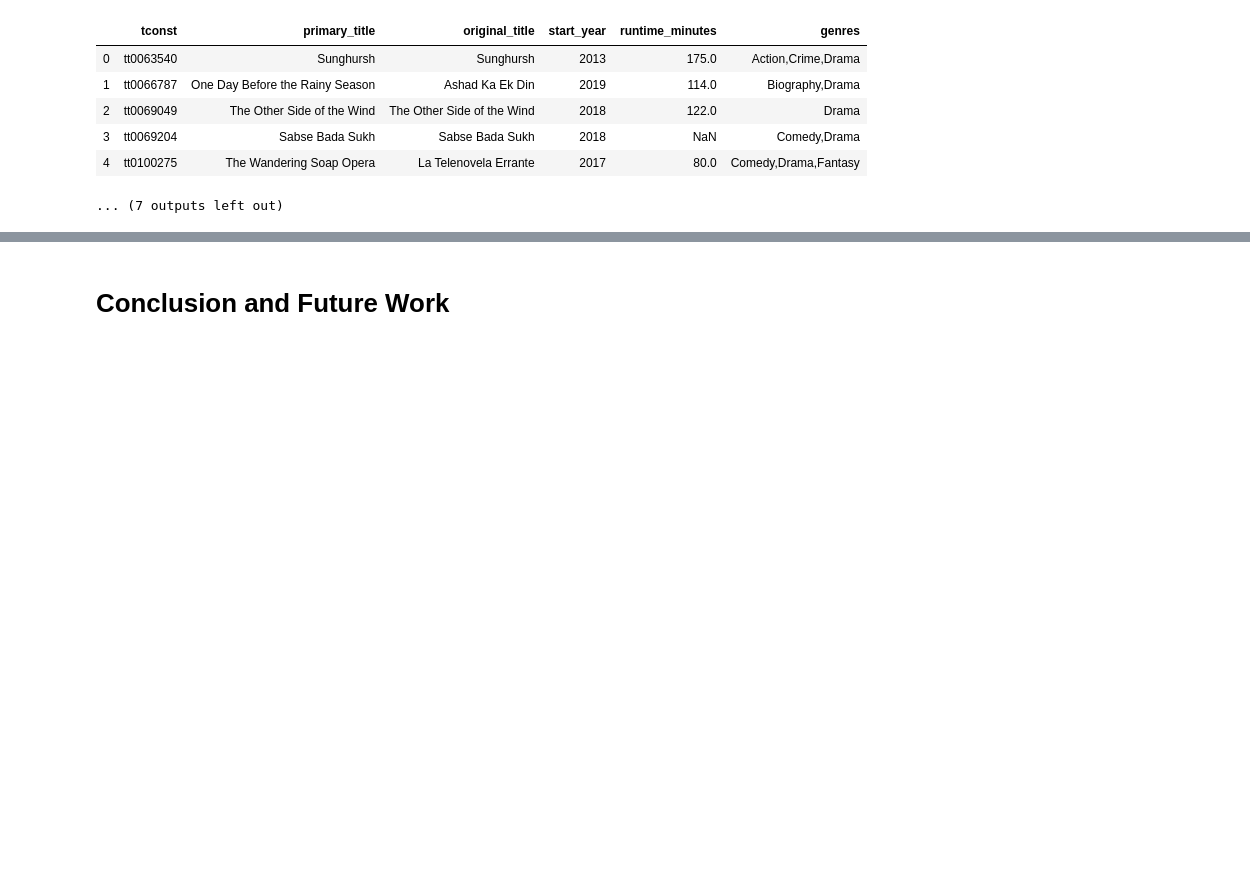
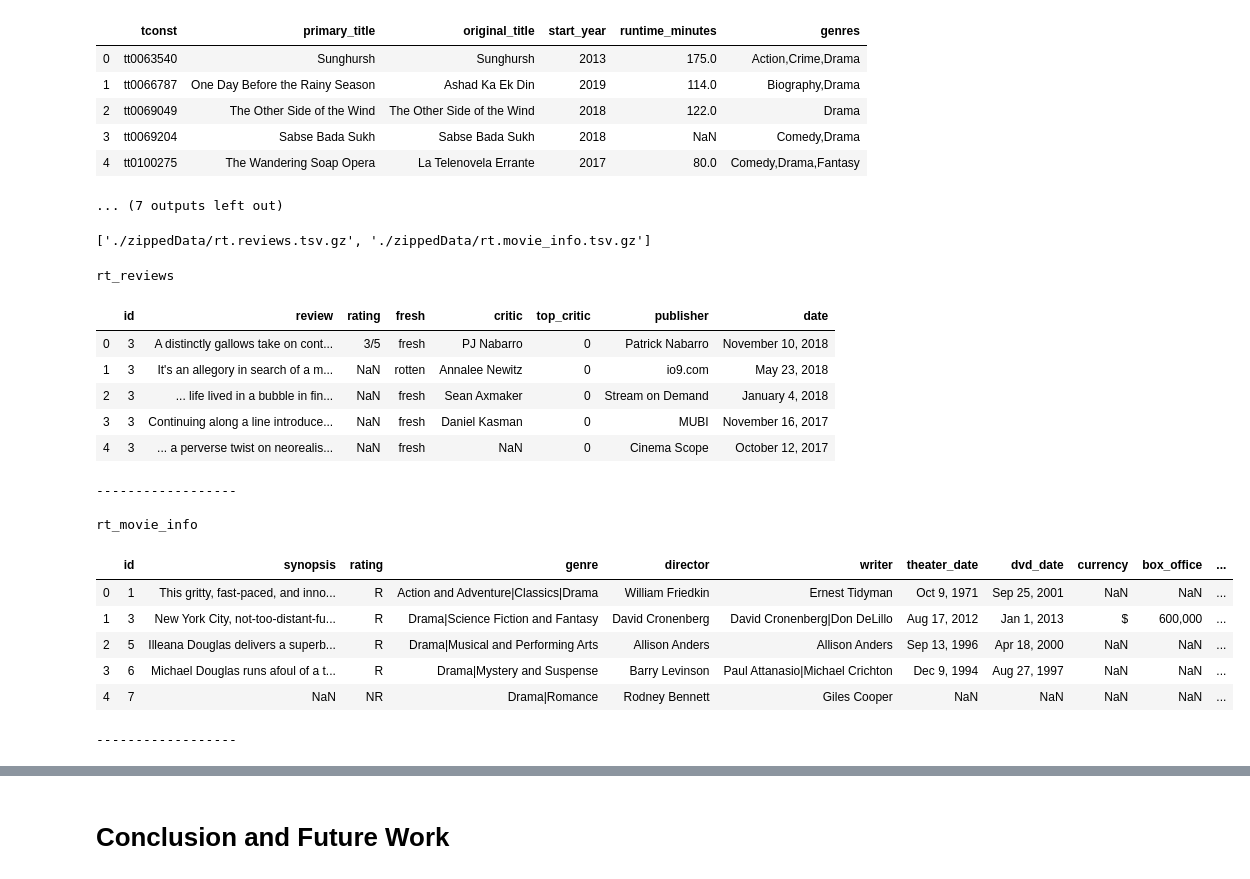
Before and after one commit to nadinezab/making-movies, a Jupyter notebook: Making Movies.ipynb, the cells around one changed output, grey strips where cells are left out. Saved outputs shown, nothing was run; the diff lists cells and outputs as text; code cells hidden in the pictures; blank space fills up the shorter version.

```diff
--- a/Making Movies.ipynb
+++ b/Making Movies.ipynb
@@ -111,3 +116,40 @@ imdb_title_basics
 | 3 | tt0069204 | Sabse Bada Sukh | Sabse Bada Sukh | 2018 | NaN | Comedy,Drama |
 | 4 | tt0100275 | The Wandering Soap Opera | La Telenovela Errante | 2017 | 80.0 | Comedy,Drama,Fantasy |
 ... (7 outputs left out)
+# %%
+# Do the same for tsv files
+tsv_files = glob("./zippedData/*.tsv.gz")
+tsv_files
+# %% [output]
+['./zippedData/rt.reviews.tsv.gz', './zippedData/rt.movie_info.tsv.gz']
+# %%
+# Create a dictionary of DataFrames
+tsv_dict = {}
+for file in tsv_files:
+    filename = file.split('zippedData/')[1].replace(".tsv.gz", "").replace(".", "_") #clean filename
+    file_df = pd.read_table(file, delimiter = '\t', encoding = 'latin-1') #create dataframe
+    tsv_dict[filename] = file_df #insert dataframe into dictionary with key = filename
+# %%
+# Preview the data
+for name, df in tsv_dict.items():
+    print(name)
+    display(df.head()) #using display instead of print leads to neater formatting in Jupyter Notebook
+    print("------------------ \n")
+# %% [output]
+rt_reviews
+|  | id | review | rating | fresh | critic | top_critic | publisher | date |
+| 0 | 3 | A distinctly gallows take on cont... | 3/5 | fresh | PJ Nabarro | 0 | Patrick Nabarro | November 10, 2018 |
+| 1 | 3 | It's an allegory in search of a m... | NaN | rotten | Annalee Newitz | 0 | io9.com | May 23, 2018 |
+| 2 | 3 | ... life lived in a bubble in fin... | NaN | fresh | Sean Axmaker | 0 | Stream on Demand | January 4, 2018 |
+| 3 | 3 | Continuing along a line introduce... | NaN | fresh | Daniel Kasman | 0 | MUBI | November 16, 2017 |
+| 4 | 3 | ... a perverse twist on neorealis... | NaN | fresh | NaN | 0 | Cinema Scope | October 12, 2017 |
+------------------
+
+rt_movie_info
+|  | id | synopsis | rating | genre | director | writer | theater_date | dvd_date | currency | box_office | ... |
+| 0 | 1 | This gritty, fast-paced, and inno... | R | Action and Adventure|Classics|Drama | William Friedkin | Ernest Tidyman | Oct 9, 1971 | Sep 25, 2001 | NaN | NaN | ... |
+| 1 | 3 | New York City, not-too-distant-fu... | R | Drama|Science Fiction and Fantasy | David Cronenberg | David Cronenberg|Don DeLillo | Aug 17, 2012 | Jan 1, 2013 | $ | 600,000 | ... |
+| 2 | 5 | Illeana Douglas delivers a superb... | R | Drama|Musical and Performing Arts | Allison Anders | Allison Anders | Sep 13, 1996 | Apr 18, 2000 | NaN | NaN | ... |
+| 3 | 6 | Michael Douglas runs afoul of a t... | R | Drama|Mystery and Suspense | Barry Levinson | Paul Attanasio|Michael Crichton | Dec 9, 1994 | Aug 27, 1997 | NaN | NaN | ... |
+| 4 | 7 | NaN | NR | Drama|Romance | Rodney Bennett | Giles Cooper | NaN | NaN | NaN | NaN | ... |
+------------------
```
Also changed, not shown: parts of 41 cells of this notebook.
